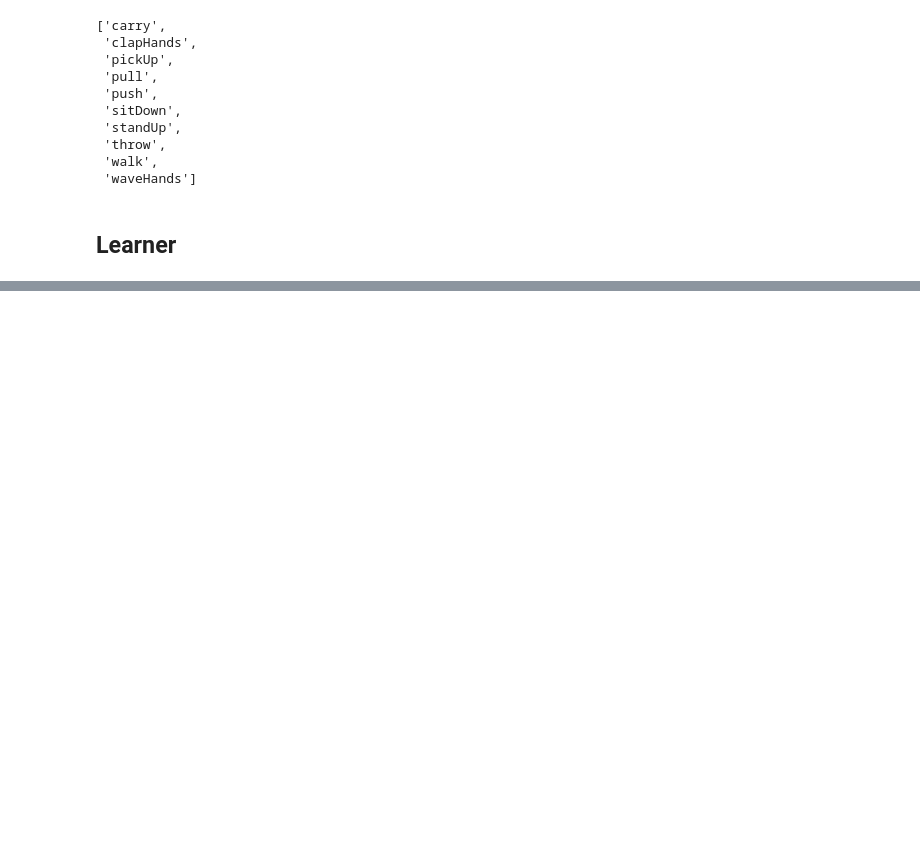
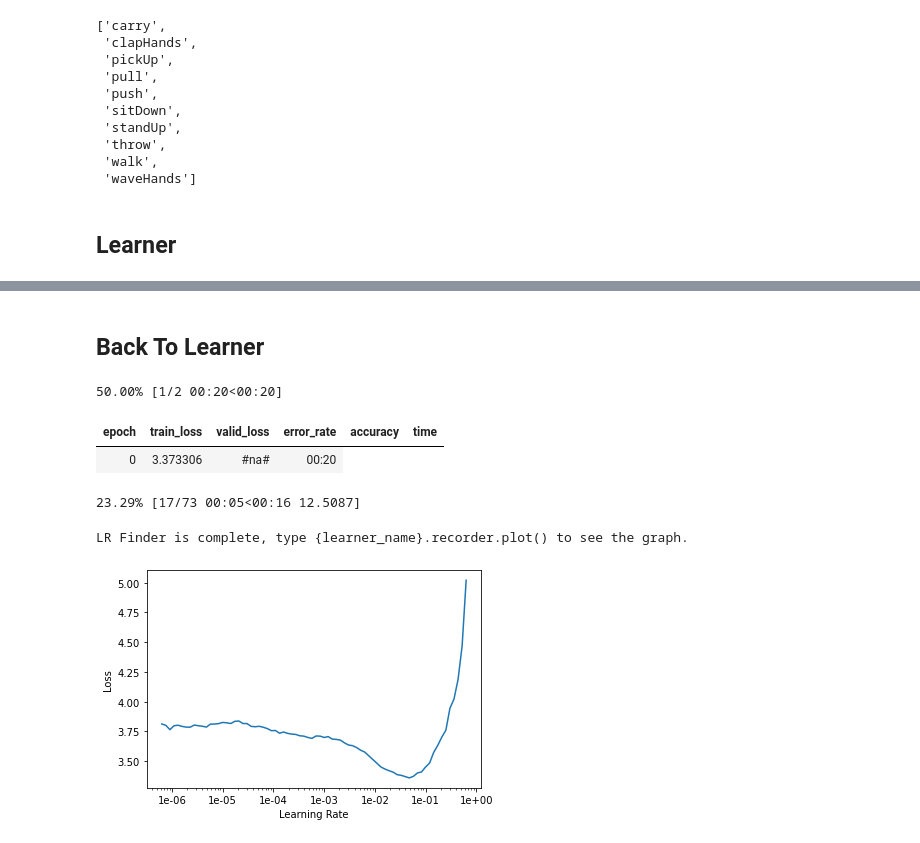
Before and after one commit to kvega005/RGBD_Activity_Detection, a Jupyter notebook: Activity Recognition From RGBD.ipynb, the cells around one changed output, grey strips where cells are left out. Drawn from its saved outputs; the diff is of its cells as text; code cells hidden in the pictures; blank space fills up the shorter version.

```diff
--- a/Activity Recognition From RGBD.ipynb
+++ b/Activity Recognition From RGBD.ipynb
@@ -223,0 +284,20 @@ ValueError: Expected input batch_size (100) to match target batch_size (2).
+# %% [markdown]
+## Back To Learner
+# %%
+input_channel = 4
+resnet = models.resnet50 ()
+resnet.conv1 = torch.nn.Conv2d (input_channel, 64, kernel_size = (7, 7), stride = (2, 2), padding = (3, 3), bias = False)
+resnet.avgpool = nn.AdaptiveAvgPool2d ((1, 1))
+resnet.fc = torch.nn.Linear(512, len(data.classes), bias=True)
+# %%
+learn = cnn_learner (data, lambda x: resnet, metrics = (error_rate,accuracy))
+# %%
+learn.lr_find()
+learn.recorder.plot()
+# %% [output]
+50.00% [1/2 00:20<00:20]
+| epoch | train_loss | valid_loss | error_rate | accuracy | time |
+| 0 | 3.373306 | #na# | 00:20 |
+23.29% [17/73 00:05<00:16 12.5087]
+LR Finder is complete, type {learner_name}.recorder.plot() to see the graph.
+[figure, added]
```
Also changed, not shown: parts of 34 cells of this notebook.
